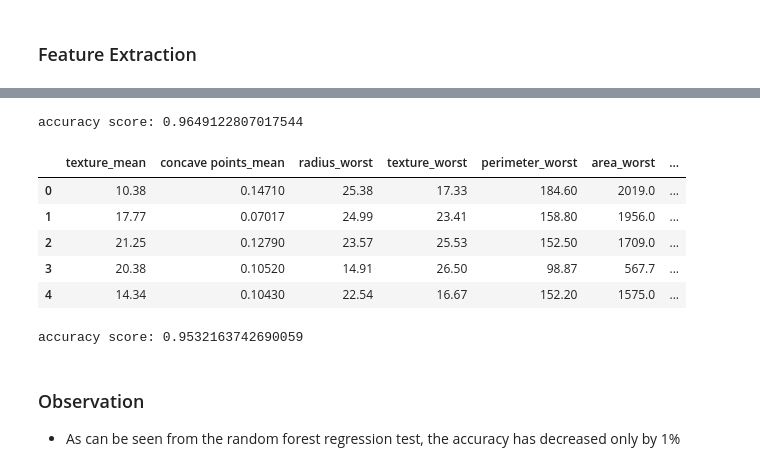
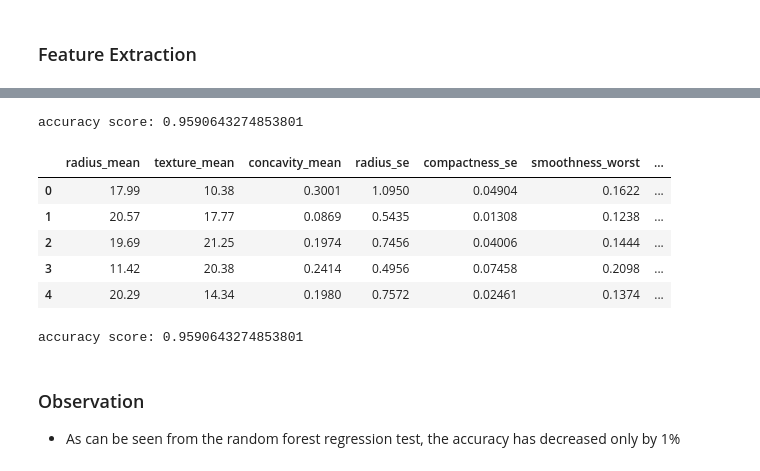
Before and after one commit to benbel376/causal_graph, a Jupyter notebook: notebooks/modeling.ipynb, the cells around one changed output, grey strips where cells are left out. Saved outputs shown, nothing was run; the diff lists cells and outputs as text; code cells hidden in the pictures.

Commit message:
correlation filter

```diff
--- a/notebooks/modeling.ipynb
+++ b/notebooks/modeling.ipynb
@@ -54,3 +56,9 @@ raw_df.head()
 
 features_df = raw_df.drop('diagnosis',axis=1).iloc[:,:-1]
 target_df = raw_df['diagnosis']
+# %%
+# lets eleminate highly correlated features first
+#correlation matrix
+corrmat = features_df.corr()
+f, ax = plt.subplots(figsize=(12, 9))
+sns.heatmap(corrmat, annot=True, linewidths=.5, fmt= '.1f',ax=ax);
@@ -56,0 +67,7 @@ target_df = raw_df['diagnosis']
+# %%
+correlated_features = set()
+for i in range(len(corrmat.columns)):
+    for j in range(i):
+        if abs(corrmat.iloc[i, j]) > 0.9:
+            colname = corrmat.columns[i]
+            correlated_features.add(colname)
@@ -56,0 +91,3 @@ target_df = raw_df['diagnosis']
+# %%
+features_df2 = features_df.drop(labels=correlated_features, axis=1)
+features_df2.head()
@@ -67,9 +112,9 @@ def forest_test(features_r, target_r):
     _ = forest.fit(X_Train, Y_Train)
     print(f"accuracy score: {forest.score(X_Test, Y_Test)}")
 # %%
-forest_test(features_df, target_df)
+forest_test(features_df2, target_df)
 # %% [output]
-accuracy score: 0.9649122807017544
+accuracy score: 0.9590643274853801
 # %%
 def select_features_RFE(features_r, target_r, num):
     features = StandardScaler().fit_transform(features_r)
@@ -85,19 +130,19 @@ def select_features_RFE(features_r, target_r, num):
 
     return new_features
 # %%
-selected_feat = select_features_RFE(features_df, target_df, 7)
+selected_feat = select_features_RFE(features_df2, target_df, 9)
 selected_feat.head()
 # %% [output]
-|  | texture_mean | concave points_mean | radius_worst | texture_worst | perimeter_worst | area_worst | ... |
-| 0 | 10.38 | 0.14710 | 25.38 | 17.33 | 184.60 | 2019.0 | ... |
-| 1 | 17.77 | 0.07017 | 24.99 | 23.41 | 158.80 | 1956.0 | ... |
-| 2 | 21.25 | 0.12790 | 23.57 | 25.53 | 152.50 | 1709.0 | ... |
-| 3 | 20.38 | 0.10520 | 14.91 | 26.50 | 98.87 | 567.7 | ... |
-| 4 | 14.34 | 0.10430 | 22.54 | 16.67 | 152.20 | 1575.0 | ... |
+|  | radius_mean | texture_mean | concavity_mean | radius_se | compactness_se | smoothness_worst | ... |
+| 0 | 17.99 | 10.38 | 0.3001 | 1.0950 | 0.04904 | 0.1622 | ... |
+| 1 | 20.57 | 17.77 | 0.0869 | 0.5435 | 0.01308 | 0.1238 | ... |
+| 2 | 19.69 | 21.25 | 0.1974 | 0.7456 | 0.04006 | 0.1444 | ... |
+| 3 | 11.42 | 20.38 | 0.2414 | 0.4956 | 0.07458 | 0.2098 | ... |
+| 4 | 20.29 | 14.34 | 0.1980 | 0.7572 | 0.02461 | 0.1374 | ... |
 # %%
 forest_test(selected_feat, target_df)
 # %% [output]
-accuracy score: 0.9532163742690059
+accuracy score: 0.9590643274853801
 # %% [markdown]
 ### Observation
 - As can be seen from the random forest regression test, the accuracy has decreased only by 1%
```
Also changed, not shown: parts of 15 cells of this notebook, 1 other file.
